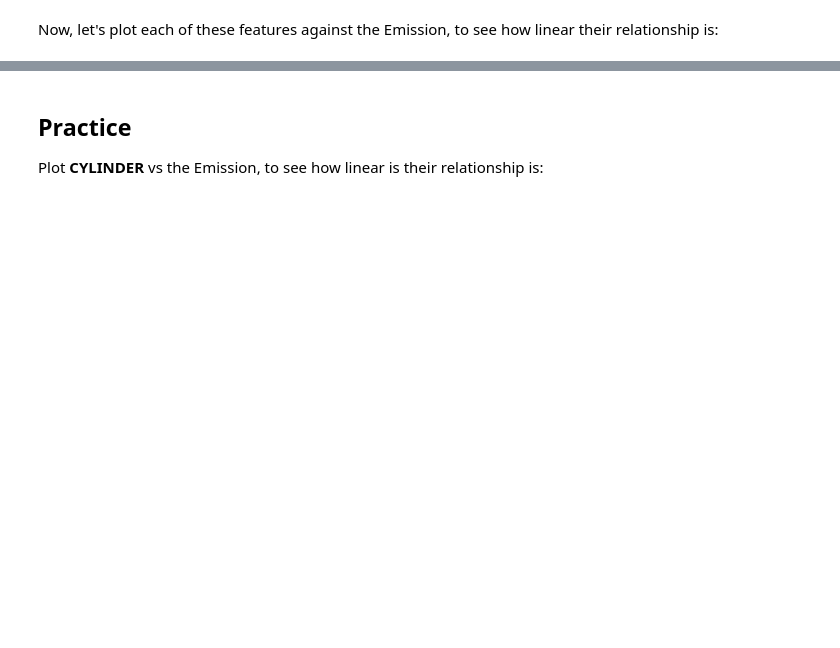
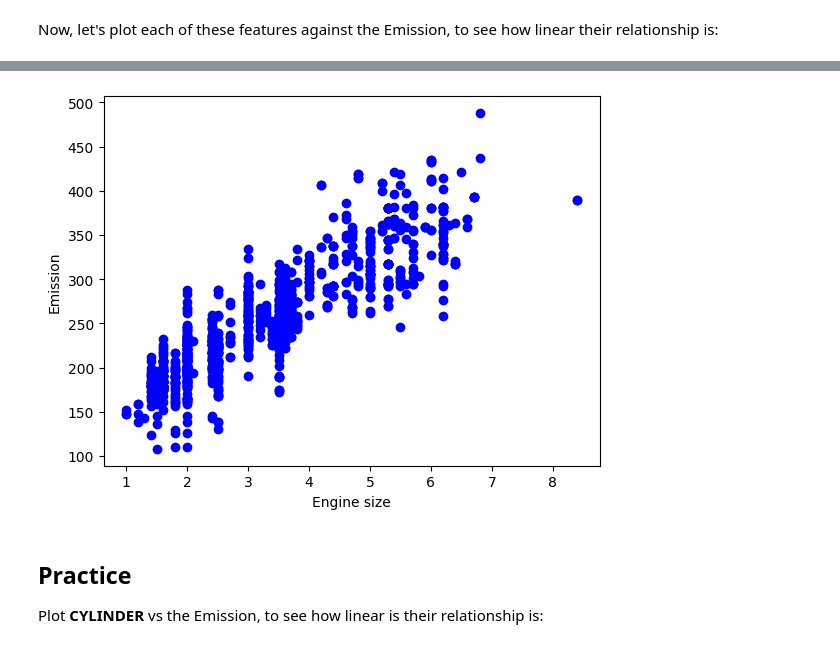
Before and after one commit to LekeuGilles/AIExcercises-, a Jupyter notebook: Excercises First week/Exercise-Reg-Simple-Linear-Regression-Co2.ipynb, the cells around one changed output, grey strips where cells are left out. Drawn from its saved outputs; the diff is of its cells as text; code cells hidden in the pictures; blank space fills up the shorter version.

```diff
--- a/Excercises First week/Exercise-Reg-Simple-Linear-Regression-Co2.ipynb
+++ b/Excercises First week/Exercise-Reg-Simple-Linear-Regression-Co2.ipynb
@@ -47,8 +47,8 @@ We have downloaded a fuel consumption dataset, **`FuelConsumption.csv`**, which
 ## Reading the data in
 # %%
 # Replace the ?
-df = pd.read_csv("??????????????????????")
+df = pd.read_csv("FuelConsumptionCo2.csv")
 
 # take a look at the dataset - the first 5 rows
 # Replace the ?
-df.????()
+df.head()
@@ -81,10 +113,12 @@ plt.show()
 # %%
 # Do something equivalent as in the previous Cell, but this time for the ENGINESIZE
 # Replace the ?
-plt.scatter(cdf.??????????, cdf.CO2EMISSIONS,  color='blue')
+plt.scatter(cdf.ENGINESIZE, cdf.CO2EMISSIONS,  color='blue')
 plt.xlabel("Engine size")
 plt.ylabel("Emission")
 plt.show()
+# %% [output]
+[figure, added]
 # %% [markdown]
 ## Practice
 
```
Also changed, not shown: parts of 16 cells of this notebook, 1 other file.
